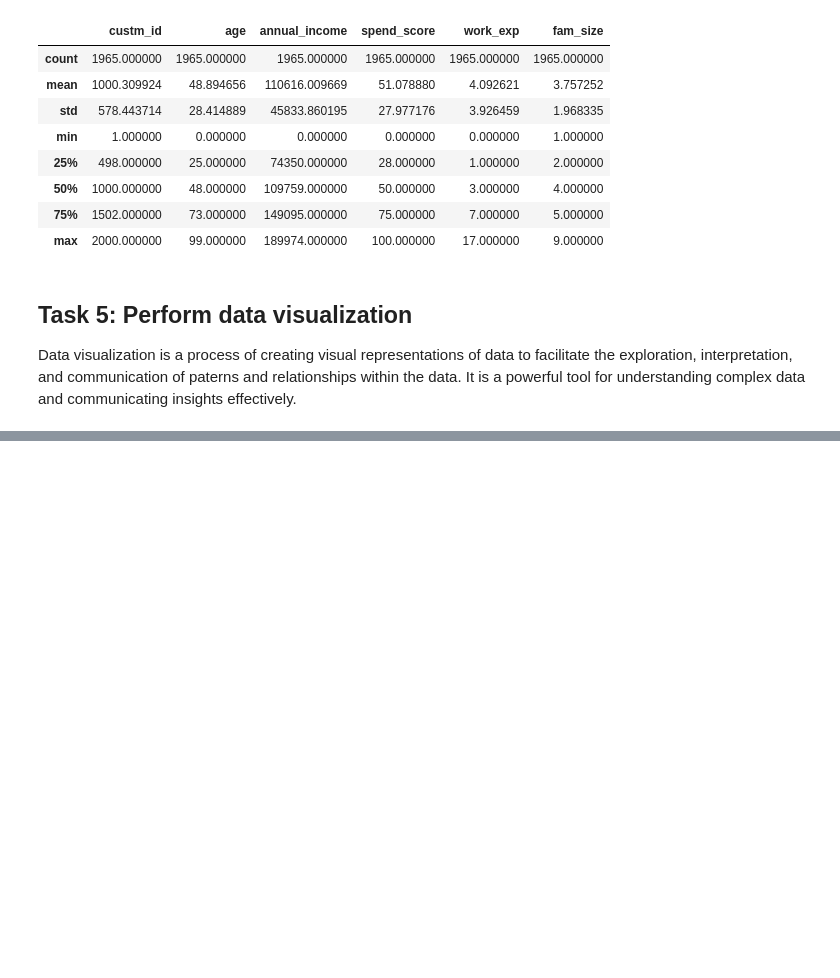
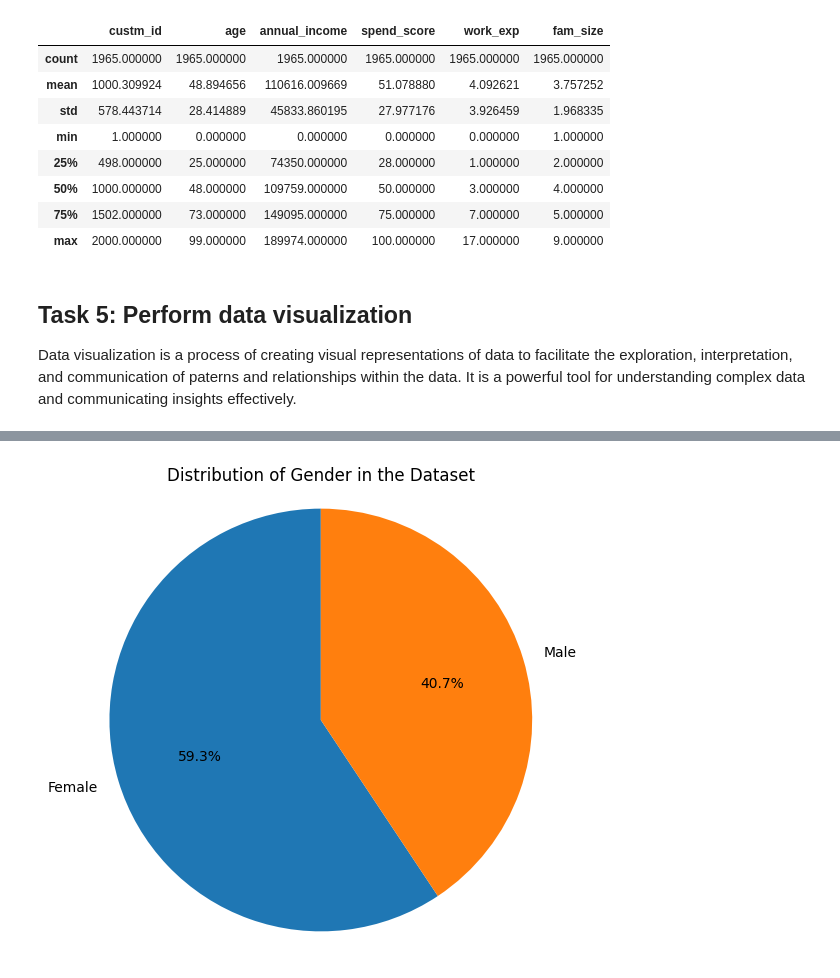
Before and after one commit to leon-czarlinski/ProfileAnalysis, a Jupyter notebook: ProfileAnalysis.ipynb, the cells around one changed output, grey strips where cells are left out. Saved outputs shown, nothing was run; the diff lists cells and outputs as text; code cells hidden in the pictures; blank space fills up the shorter version.

```diff
--- a/ProfileAnalysis.ipynb
+++ b/ProfileAnalysis.ipynb
@@ -170,7 +171,10 @@ Data visualization is a process of creating visual representations of data to fa
 # %%
 gender_count = profile_df_cp['gender'].value_counts()
 
-fig = px.pie(values=gender_count, names=gender_count.index)
-fig.update_layout(title="Distribution of Gender in the Dataset")
-fig.show()
+plt.figure(figsize=(6,6))
+plt.pie(gender_count, labels=gender_count.index, autopct='%1.1f%%', startangle=90)
+plt.title("Distribution of Gender in the Dataset")
+plt.axis('equal')
+
+plt
 # %% [output]
@@ -177,0 +182 @@ fig.show()
+[figure, added]
```
Also changed, not shown: parts of 3 cells of this notebook.
